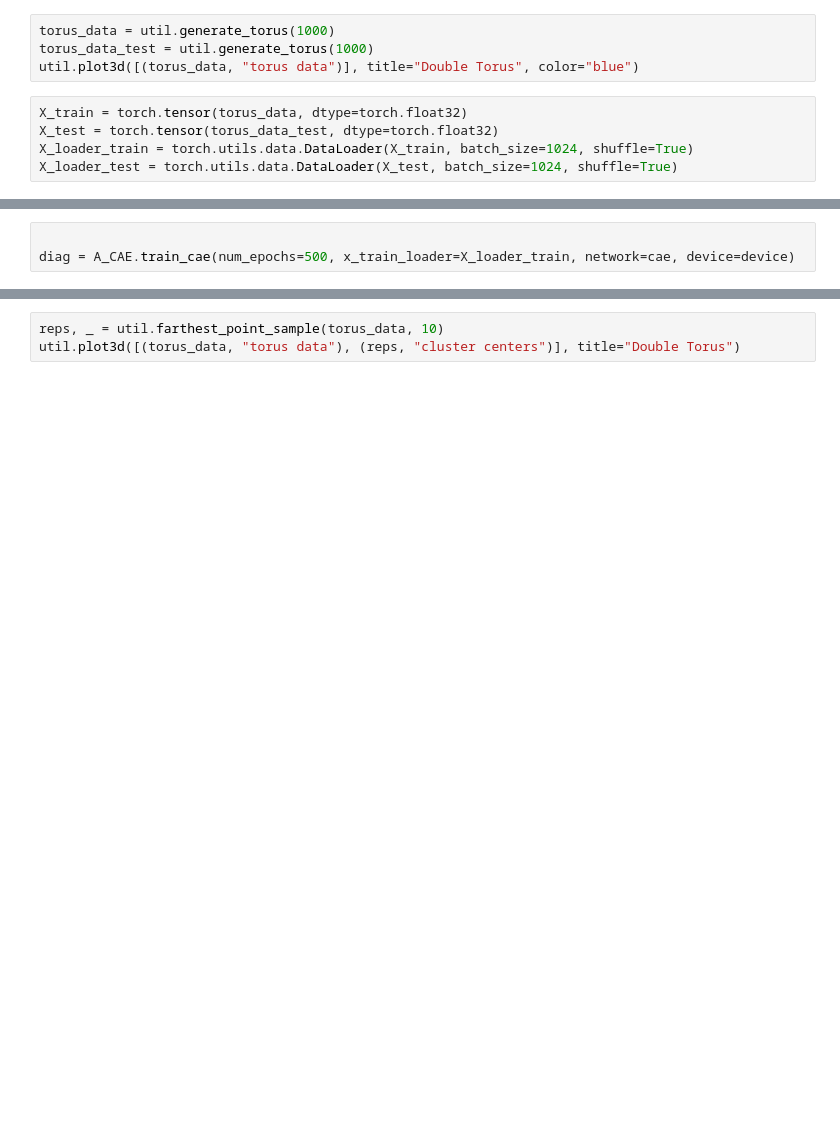
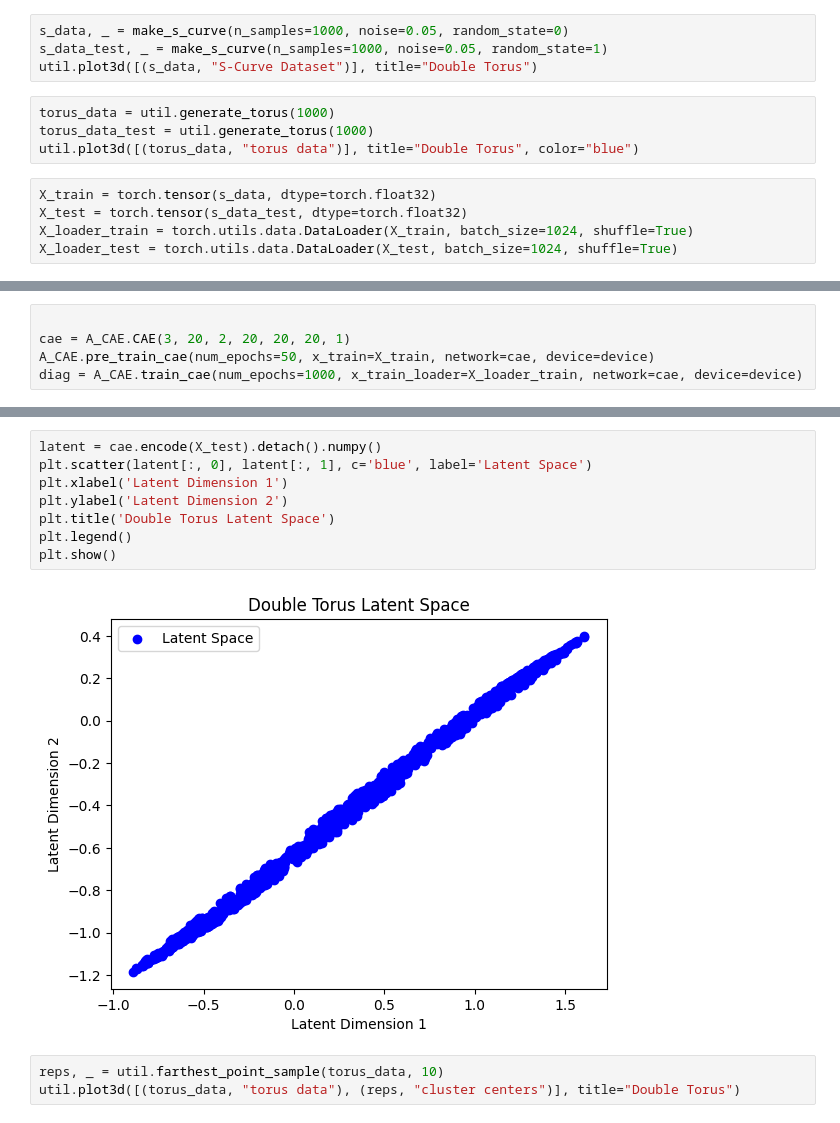
Before and after one commit to kenn50/Geometric-Deep-Learning, a Jupyter notebook: experiments/DOUBLE_TORUS.ipynb, the cells around one changed output, grey strips where cells are left out. Drawn from its saved outputs; the diff is of its cells as text; blank space fills up the shorter version.

```diff
--- a/experiments/DOUBLE_TORUS.ipynb
+++ b/experiments/DOUBLE_TORUS.ipynb
@@ -13,11 +15,15 @@ import matplotlib.pyplot as plt
 # %%
 device = torch.device("cuda" if torch.cuda.is_available() else "cpu")
+# %%
+s_data, _ = make_s_curve(n_samples=1000, noise=0.05, random_state=0)
+s_data_test, _ = make_s_curve(n_samples=1000, noise=0.05, random_state=1)
+util.plot3d([(s_data, "S-Curve Dataset")], title="Double Torus")
 # %%
 torus_data = util.generate_torus(1000)
 torus_data_test = util.generate_torus(1000)
 util.plot3d([(torus_data, "torus data")], title="Double Torus", color="blue")
 # %%
-X_train = torch.tensor(torus_data, dtype=torch.float32)
-X_test = torch.tensor(torus_data_test, dtype=torch.float32)
+X_train = torch.tensor(s_data, dtype=torch.float32)
+X_test = torch.tensor(s_data_test, dtype=torch.float32)
 X_loader_train = torch.utils.data.DataLoader(X_train, batch_size=1024, shuffle=True)
 X_loader_test = torch.utils.data.DataLoader(X_test, batch_size=1024, shuffle=True)
@@ -27,3 +34,5 @@ A_CAE.pre_train_cae(num_epochs=30, x_train=X_train, network=cae, device=device)
 # %%
 
-diag = A_CAE.train_cae(num_epochs=500, x_train_loader=X_loader_train, network=cae, device=device)
+cae = A_CAE.CAE(3, 20, 2, 20, 20, 20, 1)
+A_CAE.pre_train_cae(num_epochs=50, x_train=X_train, network=cae, device=device)
+diag = A_CAE.train_cae(num_epochs=1000, x_train_loader=X_loader_train, network=cae, device=device)
@@ -39,3 +51,13 @@ util.plot3d([(reconstructed, "reconstructed")], title="Double Torus")
+# %%
+latent = cae.encode(X_test).detach().numpy()
+plt.scatter(latent[:, 0], latent[:, 1], c='blue', label='Latent Space')
+plt.xlabel('Latent Dimension 1')
+plt.ylabel('Latent Dimension 2')
+plt.title('Double Torus Latent Space')
+plt.legend()
+plt.show()
+# %% [output]
+[figure, added]
 # %%
 reps, _ = util.farthest_point_sample(torus_data, 10)
 util.plot3d([(torus_data, "torus data"), (reps, "cluster centers")], title="Double Torus")
```
Also changed, not shown: parts of 6 cells of this notebook, 2 other files.
